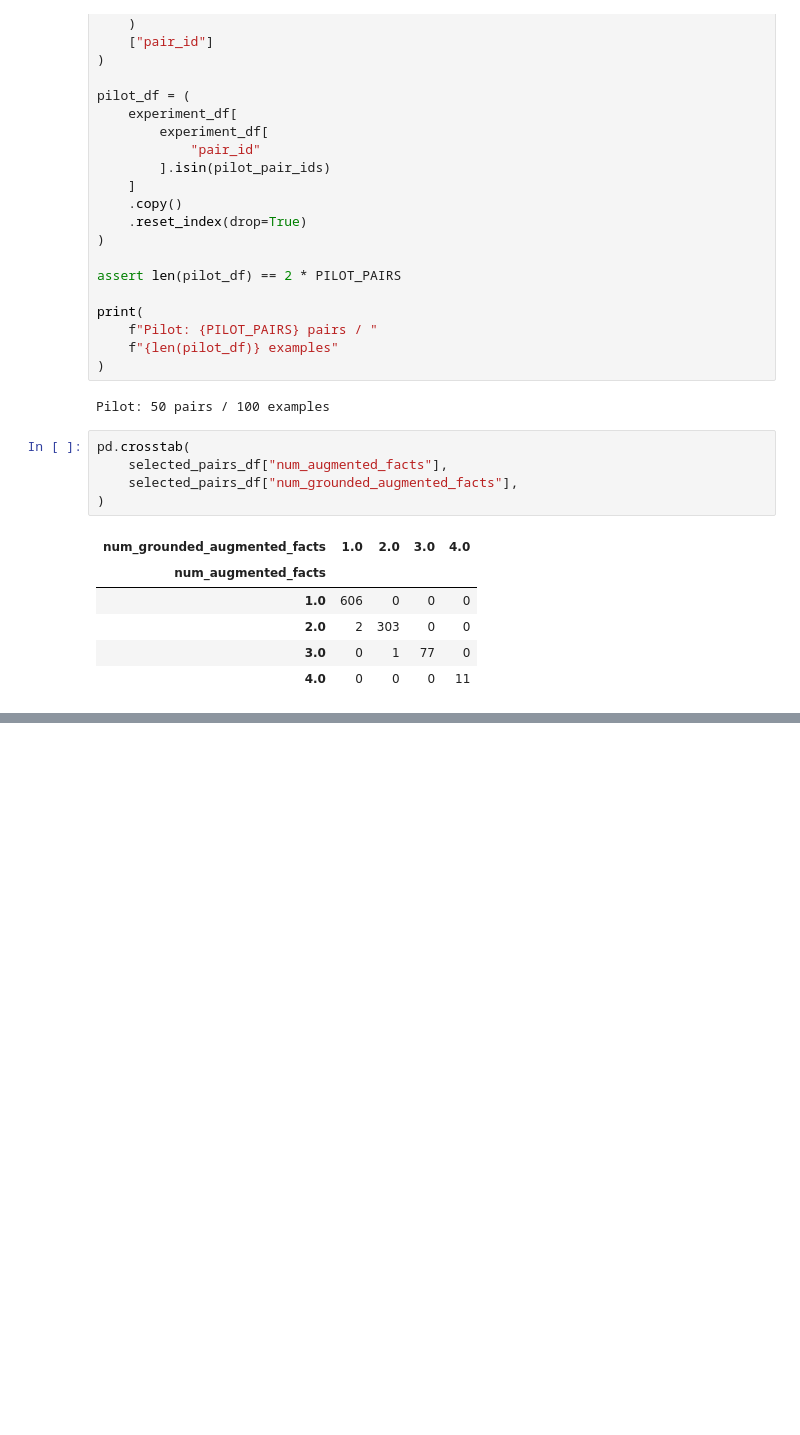
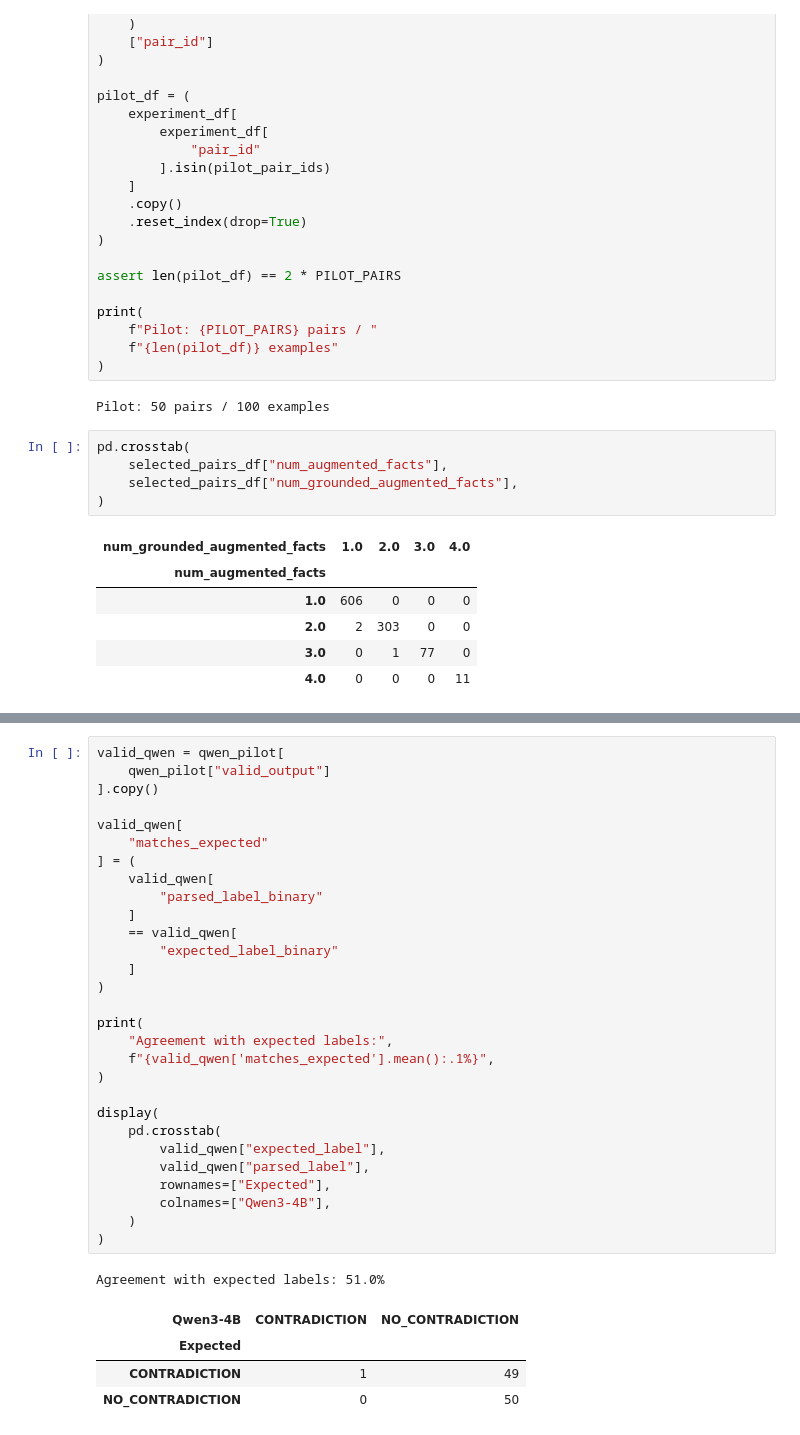
Before and after one commit to Maty228/LLM-Persona-judge-agreement, a Jupyter notebook: llm_judge_agreement.ipynb, the cells around one changed output, grey strips where cells are left out. Saved outputs shown, nothing was run; the diff lists cells and outputs as text; blank space fills up the shorter version.

```diff
--- a/llm_judge_agreement.ipynb
+++ b/llm_judge_agreement.ipynb
@@ -755,0 +863,35 @@ def parse_judge_output(
+# %%
+valid_qwen = qwen_pilot[
+    qwen_pilot["valid_output"]
+].copy()
+
+valid_qwen[
+    "matches_expected"
+] = (
+    valid_qwen[
+        "parsed_label_binary"
+    ]
+    == valid_qwen[
+        "expected_label_binary"
+    ]
+)
+
+print(
+    "Agreement with expected labels:",
+    f"{valid_qwen['matches_expected'].mean():.1%}",
+)
+
+display(
+    pd.crosstab(
+        valid_qwen["expected_label"],
+        valid_qwen["parsed_label"],
+        rownames=["Expected"],
+        colnames=["Qwen3-4B"],
+    )
+)
+# %% [output]
+Agreement with expected labels: 51.0%
+| Qwen3-4B | CONTRADICTION | NO_CONTRADICTION |
+| Expected |  |  |
+| CONTRADICTION | 1 | 49 |
+| NO_CONTRADICTION | 0 | 50 |
```
Also changed, not shown: parts of 10 cells of this notebook, 1 other file.
